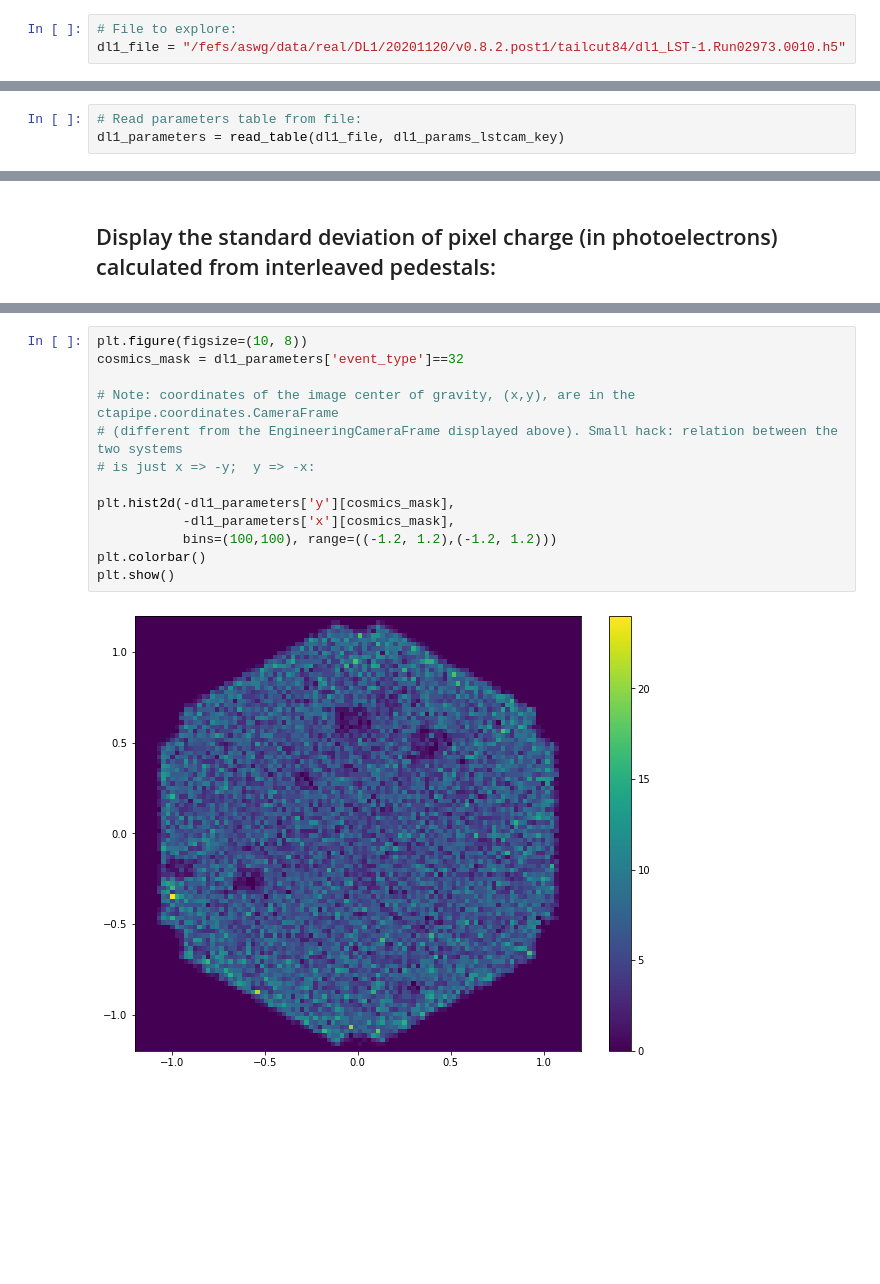
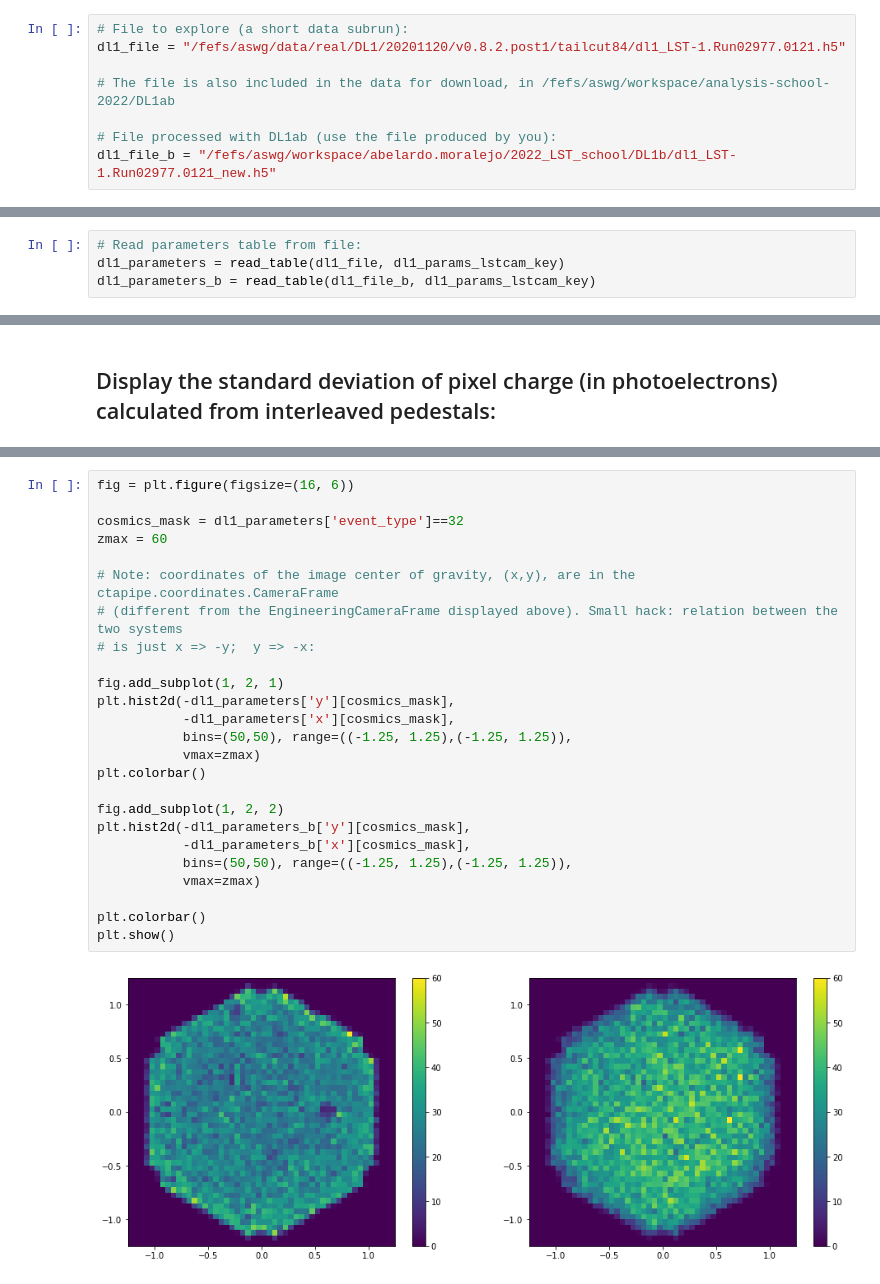
Before and after one commit to cta-observatory/2022_01_lstchain_school, a Jupyter notebook: DL1a_to_DL1b/explore_dl1_realdata.ipynb, the cells around one changed output, grey strips where cells are left out. Cells and saved outputs as stored; diff of their text form; blank space fills up the shorter version.

```diff
--- a/DL1a_to_DL1b/explore_dl1_realdata.ipynb
+++ b/DL1a_to_DL1b/explore_dl1_realdata.ipynb
@@ -14,6 +14,11 @@ from ctapipe.containers import EventType
 
 %matplotlib inline
 # %%
-# File to explore:
-dl1_file = "/fefs/aswg/data/real/DL1/20201120/v0.8.2.post1/tailcut84/dl1_LST-1.Run02973.0010.h5"
+# File to explore (a short data subrun):
+dl1_file = "/fefs/aswg/data/real/DL1/20201120/v0.8.2.post1/tailcut84/dl1_LST-1.Run02977.0121.h5"
+
+# The file is also included in the data for download, in /fefs/aswg/workspace/analysis-school-2022/DL1ab
+
+# File processed with DL1ab (use the file produced by you):
+dl1_file_b = "/fefs/aswg/workspace/abelardo.moralejo/2022_LST_school/DL1b/dl1_LST-1.Run02977.0121_new.h5"
 # %%
@@ -36,6 +41,7 @@ print(dl1_params_lstcam_key)
 # %%
 # Read parameters table from file:
 dl1_parameters = read_table(dl1_file, dl1_params_lstcam_key)
+dl1_parameters_b = read_table(dl1_file_b, dl1_params_lstcam_key)
 # %%
 # Check column names:
 print(dl1_parameters.columns)
@@ -153,17 +186,29 @@ This cleaning, which aims at reducing the effect of noise from stars, is the rea
 
 Below we can see the effect of stars in the distribution of the centers of gravity of shower images:
 # %%
-plt.figure(figsize=(10, 8))
+fig = plt.figure(figsize=(16, 6))
+
 cosmics_mask = dl1_parameters['event_type']==32
+zmax = 60
 
 # Note: coordinates of the image center of gravity, (x,y), are in the ctapipe.coordinates.CameraFrame
 # (different from the EngineeringCameraFrame displayed above). Small hack: relation between the two systems
 # is just x => -y;  y => -x:
 
+fig.add_subplot(1, 2, 1)
 plt.hist2d(-dl1_parameters['y'][cosmics_mask],
            -dl1_parameters['x'][cosmics_mask],
-           bins=(100,100), range=((-1.2, 1.2),(-1.2, 1.2)))
+           bins=(50,50), range=((-1.25, 1.25),(-1.25, 1.25)),
+           vmax=zmax)
+plt.colorbar()
+
+fig.add_subplot(1, 2, 2)
+plt.hist2d(-dl1_parameters_b['y'][cosmics_mask],
+           -dl1_parameters_b['x'][cosmics_mask],
+           bins=(50,50), range=((-1.25, 1.25),(-1.25, 1.25)),
+           vmax=zmax)
+
 plt.colorbar()
 plt.show()
 # %% [output]
-[figure, old version]
+[figure, new version]
```
Also changed, not shown: parts of 14 cells of this notebook, 1 other file.
